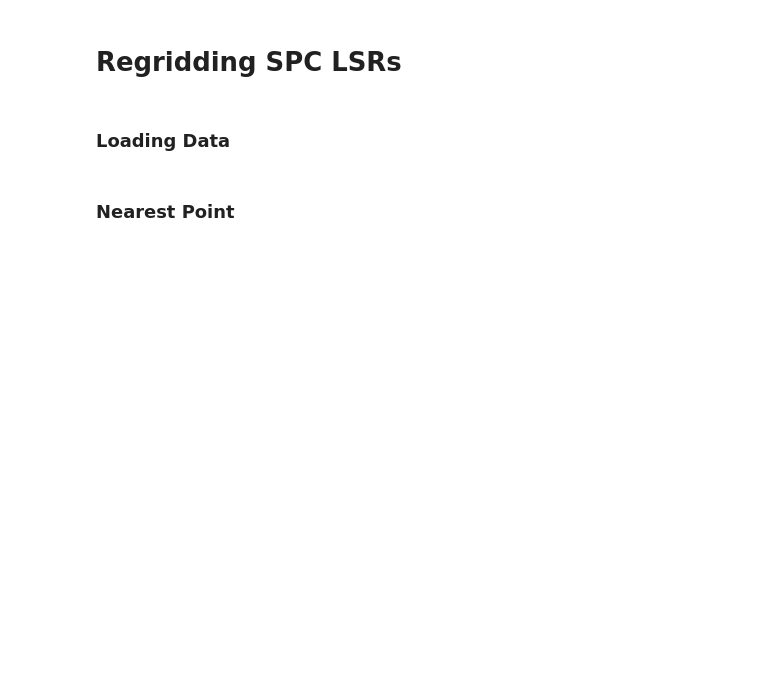
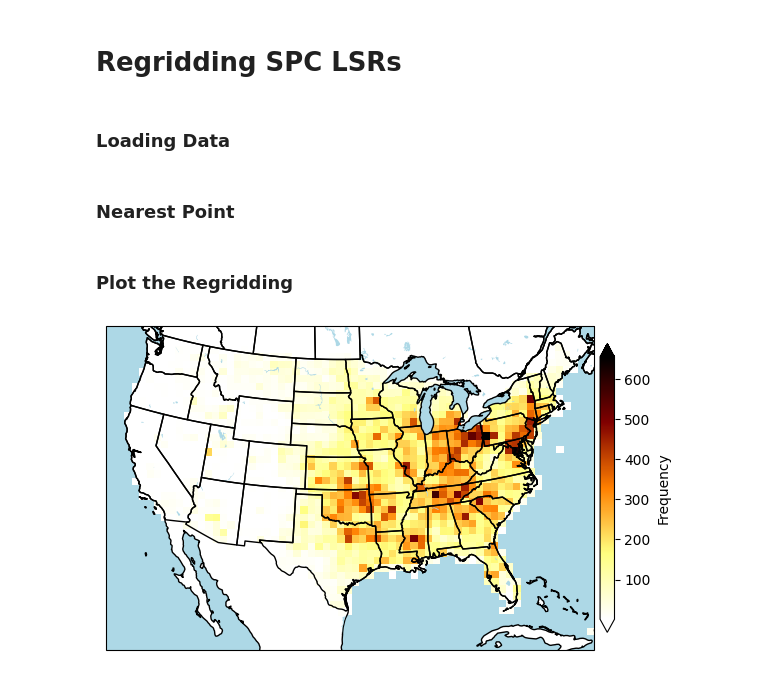
Before and after one commit to jcorner1/SYN_SERV, a Jupyter notebook: Code/Regridding_SPC_Data.ipynb, the cells around one changed output. Cells and saved outputs as stored; diff of their text form; code cells hidden in the pictures; blank space fills up the shorter version.

```diff
--- a/Code/Regridding_SPC_Data.ipynb
+++ b/Code/Regridding_SPC_Data.ipynb
@@ -57,7 +62,7 @@ df_wrf['lon'] = ds.lon.values.flatten()
 ### Nearest Point
 # %%
 #change df variable names
-gpd1 = df_tor
+gpd1 = df_wind
 gpd2 = df_wrf
 # %%
 #defintion to find the nearest point to a point
@@ -76,0 +82,35 @@ gpd1.to_csv(f'/home/scratch/jcorner1/syn_sev/dataframes/SPC_LSRs_regridded_tor.c
+# %% [markdown]
+### Plot the Regridding
+# %%
+zeros = np.zeros((ds.UP_HELI_MAX.values.shape))
+
+for rid, row in gpd1.iterrows():
+    yy, xx = np.where(ds.lat.values == row.Nearest[0].values[0])
+    zeros[yy, xx] = zeros[yy, xx] + 1
+
+zeros[zeros == 0.0] = np.nan
+ds_cor = ds.assign(UP_HELI_MAX = (('south_north', 'west_east'), zeros))
+# %%
+#Create a subplot
+plt.figure(figsize=(7.5,7.5))
+ax = plt.subplot(1,1,1, projection=ccrs.LambertConformal(central_longitude=-98, central_latitude=35))
+
+#create nans for the 0 data spots
+data = ds_cor.UP_HELI_MAX.values
+data[data==0] = np.nan
+c = ax.pcolormesh(ds_cor.lon.values, ds_cor.lat.values, data, cmap='afmhot_r', transform=cartopy.crs.PlateCarree(), vmax=int(np.nanmax(data)))
+
+#add features to help reference map
+ax.add_feature(cartopy.feature.STATES, zorder=2)
+ax.add_feature(cartopy.feature.COASTLINE)
+ax.add_feature(cartopy.feature.LAND, facecolor='white')
+ax.add_feature(cartopy.feature.OCEAN, facecolor='lightblue')
+ax.add_feature(cartopy.feature.LAKES, facecolor='lightblue')
+ax.set_extent([-120, -74, 20, 50])
+
+#create colorbar
+cbar = plt.colorbar(c, shrink=0.5, pad=0.01, extend='both', ticks=list(range(0, 701, 100)), ax=ax)
+cbar.ax.tick_params(labelsize=10)
+cbar.set_label(label='Frequency', size=10)
+# %% [output]
+[figure, added]
```
Also changed, not shown: parts of 2 cells of this notebook, 1 other file.
